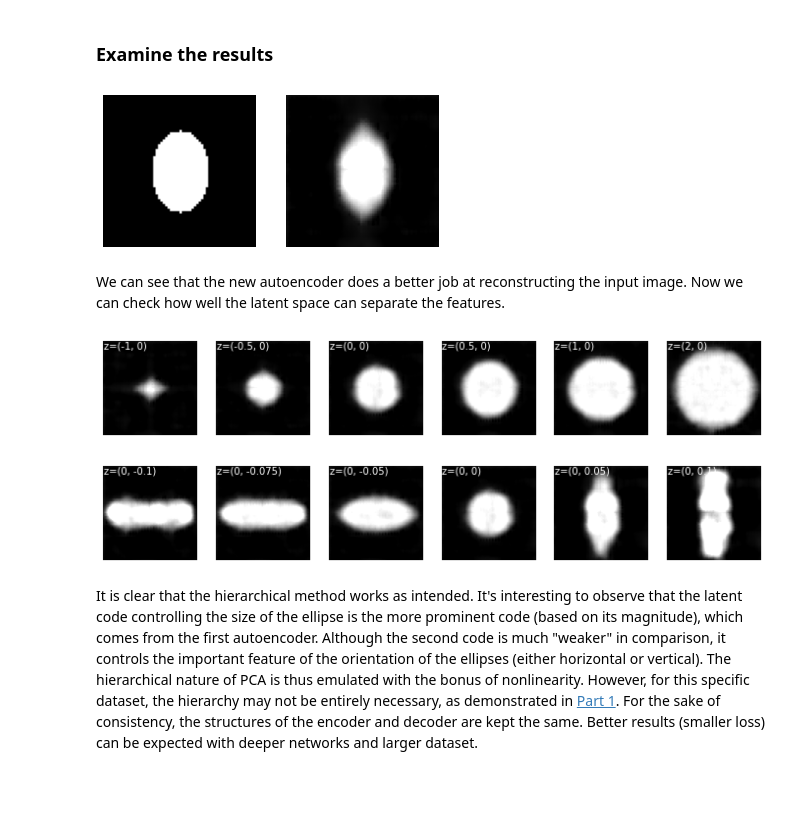
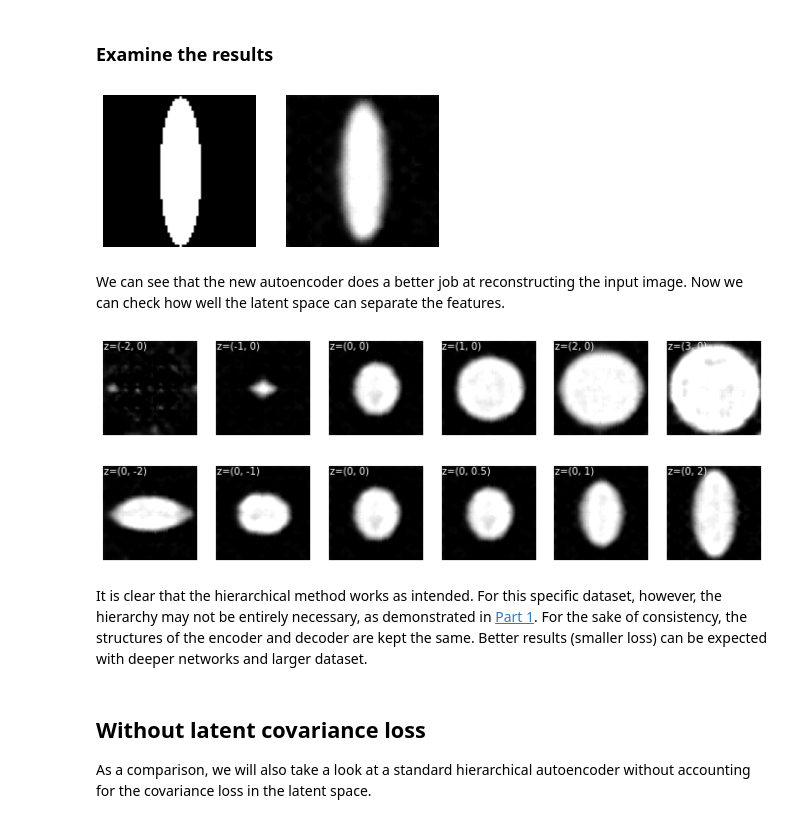
Before and after one commit to chuckedfromspace/pythonize, a Jupyter notebook: pythonize/ml/pca_ae_hierarchy.ipynb, the cells around one changed output. Saved outputs shown, nothing was run; the diff lists cells and outputs as text; code cells hidden in the pictures; blank space fills up the shorter version.

Commit message:
Finish a new part of pca autoencoder

```diff
--- a/pythonize/ml/pca_ae_hierarchy.ipynb
+++ b/pythonize/ml/pca_ae_hierarchy.ipynb
@@ -348,7 +347,7 @@ Epoch 00354: early stopping
 # %%
 model_1 = keras.models.load_model('model_1.hdf5', custom_objects={"LatentCovarianceLayer": LatentCovarianceLayer})
 # %%
-img = dataset[2430, ...]
+img = dataset[1430, ...]
 img_rec = model_1.predict(img[np.newaxis,...])
 _, ax = plt.subplots(1, 2)
 ax[0].imshow(img[...,0], cmap=plt.get_cmap('gray'), vmin=0, vmax=1)
@@ -357,24 +356,24 @@ ax[1].imshow(img_rec[0,...,0], cmap=plt.get_cmap('gray'), vmin=0, vmax=1)
 ax[1].axis('off')
 plt.show()
 # %% [output]
-[figure, old version]
+[figure, new version]
 # %% [markdown]
 We can see that the new autoencoder does a better job at reconstructing the input image. Now we can check how well the latent space can separate the features.
 # %%
 pca_ae_decoder = keras.models.Sequential(model_1.layers[-12:])
 # %%
-vals = [-1, -0.5, 0, 0.5, 1, 2]
+vals = [-2, -1, 0, 1, 2, 3]
 _, ax = plt.subplots(1, len(vals), figsize=(12, 3))
 for i in range(len(vals)):
     img_dec = pca_ae_decoder.predict([[vals[i], 0]])
     ax[i].imshow(img_dec[0,...,0], cmap=plt.get_cmap('gray'), vmin=0, vmax=1)
     ax[i].axis("off")
     ax[i].text(0, 5, f"z=({vals[i]}, 0)", c='w')
 plt.show()
 # %% [output]
-[figure, old version]
+[figure, new version]
 # %%
-vals = [-0.1, -0.075, -0.05, 0, 0.05, 0.1]
+vals = [-2, -1, 0, 0.5, 1, 2]
 _, ax = plt.subplots(1, len(vals), figsize=(12, 3))
 for i in range(len(vals)):
     img_dec = pca_ae_decoder.predict([[0, vals[i]]])
@@ -383,6 +382,10 @@ for i in range(len(vals)):
     ax[i].text(0, 5, f"z=(0, {vals[i]})", c='w')
 plt.show()
 # %% [output]
-[figure, old version]
+[figure, new version]
 # %% [markdown]
-It is clear that the hierarchical method works as intended. It's interesting to observe that the latent code controlling the size of the ellipse is the more prominent code (based on its magnitude), which comes from the first autoencoder. Although the second code is much "weaker" in comparison, it controls the important feature of the orientation of the ellipses (either horizontal or vertical). The hierarchical nature of PCA is thus emulated with the bonus of nonlinearity. However, for this specific dataset, the hierarchy may not be entirely necessary, as demonstrated in [Part 1](pca_ae). For the sake of consistency, the structures of the encoder and decoder are kept the same. Better results (smaller loss) can be expected with deeper networks and larger dataset.
+It is clear that the hierarchical method works as intended. For this specific dataset, however, the hierarchy may not be entirely necessary, as demonstrated in [Part 1](pca_ae). For the sake of consistency, the structures of the encoder and decoder are kept the same. Better results (smaller loss) can be expected with deeper networks and larger dataset.
+# %% [markdown]
+## Without latent covariance loss
+
+As a comparison, we will also take a look at a standard hierarchical autoencoder without accounting for the covariance loss in the latent space.
```
Also changed, not shown: parts of 18 cells of this notebook.
